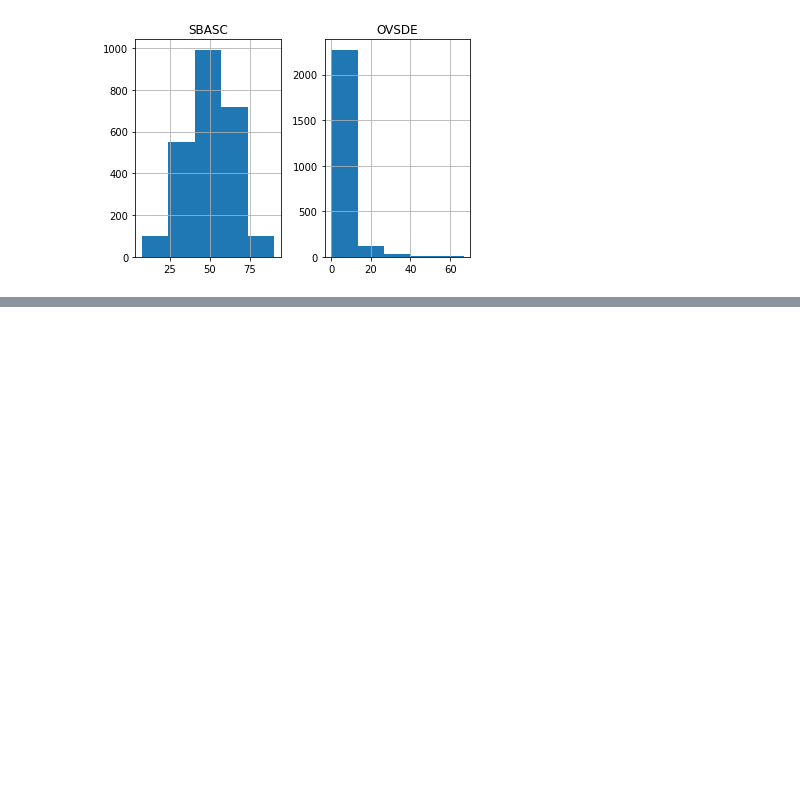
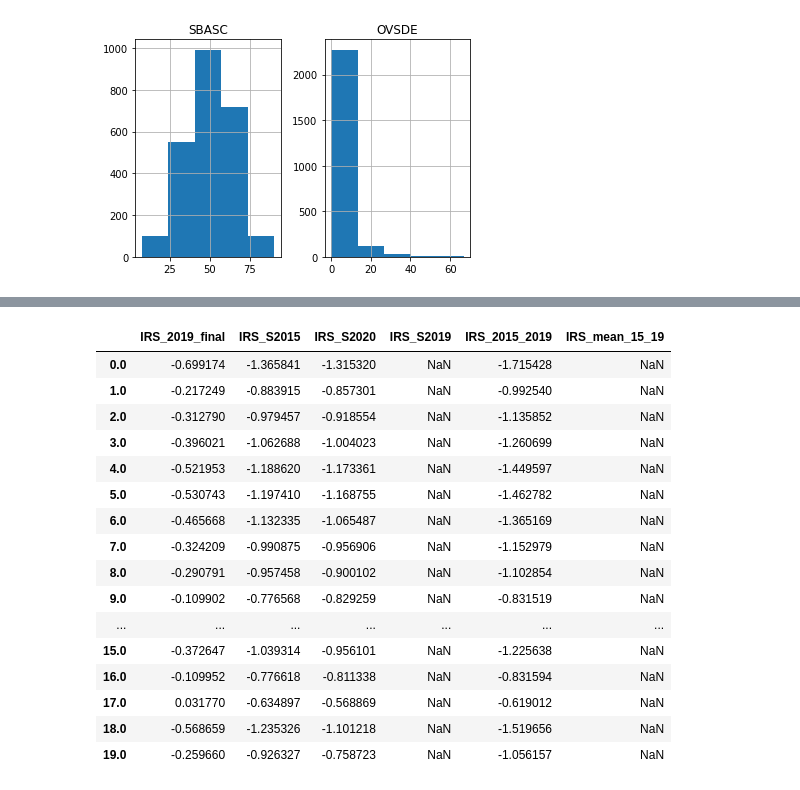
Before and after one commit to jurjoroa/ml_theft_project, a Jupyter notebook: src/03_social_data_CONEVAL.ipynb, the cells around one changed output, grey strips where cells are left out. Cells and saved outputs as stored; diff of their text form; code cells hidden in the pictures; blank space fills up the shorter version.

```diff
--- a/src/03_social_data_CONEVAL.ipynb
+++ b/src/03_social_data_CONEVAL.ipynb
@@ -239,0 +308,27 @@ array([[<matplotlib.axes._subplots.AxesSubplot object at 0x...>,
+# %%
+df_social_2015_2020["IRS_var_year"] = (df_social_2015_2020["IRS_S2020"]/df_social_2015_2020["IRS_S2020"])/6
+
+df_social_2015_2020["IRS_2019_final"] = (df_social_2015_2020["IRS_S2015"])+(df_social_2015_2020["IRS_var_year"]*4)
+
+df_social_2015_2020["IRS_2015_2019"] = (df_social_2015_2020["IRS_S2015"])+(df_social_2015_2020["IRS_2019_final"]/2)
+# %%
+df_social_2015_2020_f = df_social_2015_2020[["IRS_2019_final","IRS_S2015","IRS_S2020", "IRS_S2019", "IRS_2015_2019", "IRS_mean_15_19"]]
+df_social_2015_2020_f.head(20)
+# %% [output]
+|  | IRS_2019_final | IRS_S2015 | IRS_S2020 | IRS_S2019 | IRS_2015_2019 | IRS_mean_15_19 |
+| 0.0 | -0.699174 | -1.365841 | -1.315320 | NaN | -1.715428 | NaN |
+| 1.0 | -0.217249 | -0.883915 | -0.857301 | NaN | -0.992540 | NaN |
+| 2.0 | -0.312790 | -0.979457 | -0.918554 | NaN | -1.135852 | NaN |
+| 3.0 | -0.396021 | -1.062688 | -1.004023 | NaN | -1.260699 | NaN |
+| 4.0 | -0.521953 | -1.188620 | -1.173361 | NaN | -1.449597 | NaN |
+| 5.0 | -0.530743 | -1.197410 | -1.168755 | NaN | -1.462782 | NaN |
+| 6.0 | -0.465668 | -1.132335 | -1.065487 | NaN | -1.365169 | NaN |
+| 7.0 | -0.324209 | -0.990875 | -0.956906 | NaN | -1.152979 | NaN |
+| 8.0 | -0.290791 | -0.957458 | -0.900102 | NaN | -1.102854 | NaN |
+| 9.0 | -0.109902 | -0.776568 | -0.829259 | NaN | -0.831519 | NaN |
+| ... | ... | ... | ... | ... | ... | ... |
+| 15.0 | -0.372647 | -1.039314 | -0.956101 | NaN | -1.225638 | NaN |
+| 16.0 | -0.109952 | -0.776618 | -0.811338 | NaN | -0.831594 | NaN |
+| 17.0 | 0.031770 | -0.634897 | -0.568869 | NaN | -0.619012 | NaN |
+| 18.0 | -0.568659 | -1.235326 | -1.101218 | NaN | -1.519656 | NaN |
+| 19.0 | -0.259660 | -0.926327 | -0.758723 | NaN | -1.056157 | NaN |
```
Also changed, not shown: parts of 10 cells of this notebook, 10 other files.
